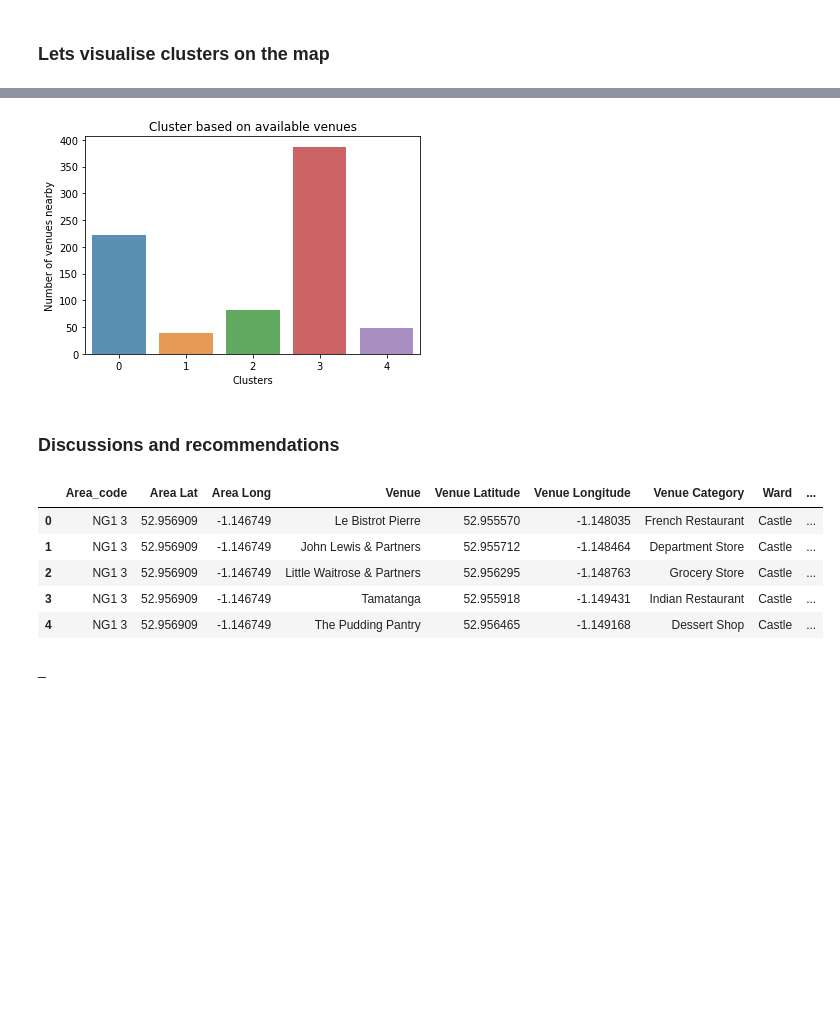
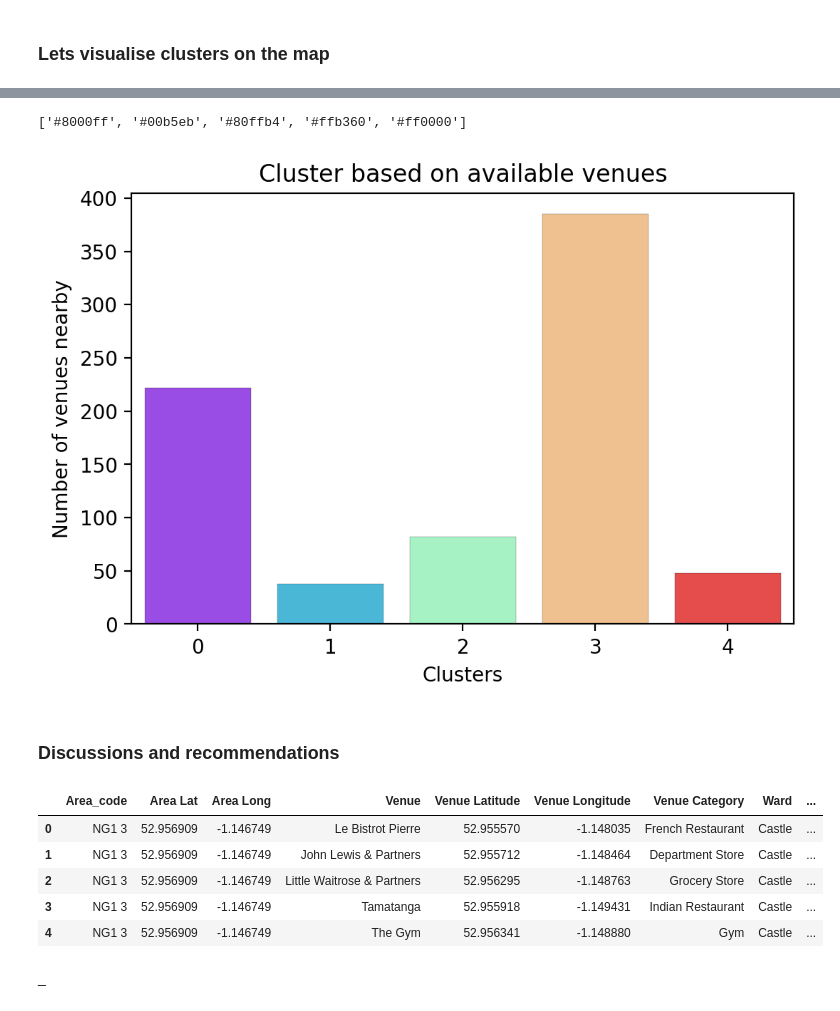
Before and after one commit to LamaNIkesh/Coursera_Capstone, a Jupyter notebook: Notebook_Walkthrough.ipynb, the cells around one changed output, grey strips where cells are left out. Drawn from its saved outputs; the diff is of its cells as text; code cells hidden in the pictures; blank space fills up the shorter version.

```diff
--- a/Notebook_Walkthrough.ipynb
+++ b/Notebook_Walkthrough.ipynb
@@ -57,6 +57,8 @@ import matplotlib.cm as cm
 import matplotlib.colors as colors
 import matplotlib.pyplot as plt
 import seaborn as sns
+import matplotlib as mpl
+mpl.rcParams['figure.dpi']= 200
 
 #k-means cluster
 from sklearn.cluster import KMeans
@@ -72,7 +74,7 @@ from add_legend import add_categorical_legend#script to write legend on folium m
 # %% [markdown]
 ### Read and clean postcode data
 # %%
-Nottingham_postcode = pd.read_csv('Nottingham postcodes.csv')
+Nottingham_postcode = pd.read_csv('data/Nottingham postcodes.csv')
 print(Nottingham_postcode.shape)
 Nottingham_postcode.head(2)
 # %% [output]
@@ -219,7 +221,7 @@ Nottingham_postcode_clean['LSOA Code'].value_counts().shape
 # %% [markdown]
 ### We now have our postal data prepared. We will now look into nottingham crime data and extract total number of crimes for each area
 # %%
-crime_notts_data = pd.read_csv('crime_notts.csv')
+crime_notts_data = pd.read_csv('data/crime_notts.csv')
 print(crime_notts_data.shape)
 crime_notts_data.head()
 # %% [output]
@@ -572,7 +571,7 @@ map_trent_notts_5k
 # %% [markdown]
 ### We now have our data ready. Lets implement explore neighborhood venues using foursquare api
 # %%
-with open(r'/Users/nikeshlama/Desktop/Data Science/Capstone Project/Coursera_Capstone/Foursquare_cred.json') as f:
+with open(r'/Users/nikeshlama/Desktop/Data Science/Capstone Project/Coursera_Capstone/data/Foursquare_cred.json') as f:
     data = json.load(f)
     fSquare_cred = {'CLIENT_ID':data['CLIENT_ID'], 'CLIENT_SECRET':data['CLIENT_SECRET']}
 
@@ -923,15 +924,20 @@ map_clusers.
 # %% [output]
 [interactive output not drawn]
+# %%
+rainbow
+# %% [output]
+['#8000ff', '#00b5eb', '#80ffb4', '#ffb360', '#ff0000']
 # %%
 cluster_data = merged_df['Cluster Labels'].value_counts()
-sns.barplot(cluster_data.index, cluster_data.values, alpha = 0.8)
+sns.set_context(rc = {'patch.linewidth': 0.1})
+sns.barplot(cluster_data.index, cluster_data.values, alpha = 0.8, palette= rainbow,edgecolor="k")
 plt.xlabel('Clusters')
 plt.ylabel('Number of venues nearby')
 plt.title('Cluster based on available venues')
 #plt.savefig('Clusters_compare.png')
 plt.show()
 # %% [output]
-[figure, old version]
+[figure, new version]
 # %% [markdown]
 ### Discussions and recommendations
 # %%
@@ -942,7 +948,7 @@ merged_df.head()
 | 1 | NG1 3 | 52.956909 | -1.146749 | John Lewis & Partners | 52.955712 | -1.148464 | Department Store | Castle | ... |
 | 2 | NG1 3 | 52.956909 | -1.146749 | Little Waitrose & Partners | 52.956295 | -1.148763 | Grocery Store | Castle | ... |
 | 3 | NG1 3 | 52.956909 | -1.146749 | Tamatanga | 52.955918 | -1.149431 | Indian Restaurant | Castle | ... |
-| 4 | NG1 3 | 52.956909 | -1.146749 | The Pudding Pantry | 52.956465 | -1.149168 | Dessert Shop | Castle | ... |
+| 4 | NG1 3 | 52.956909 | -1.146749 | The Gym | 52.956341 | -1.148880 | Gym | Castle | ... |
 # %% [markdown]
 _
 # %%
```
Also changed, not shown: parts of 25 cells of this notebook, 13 other files.
